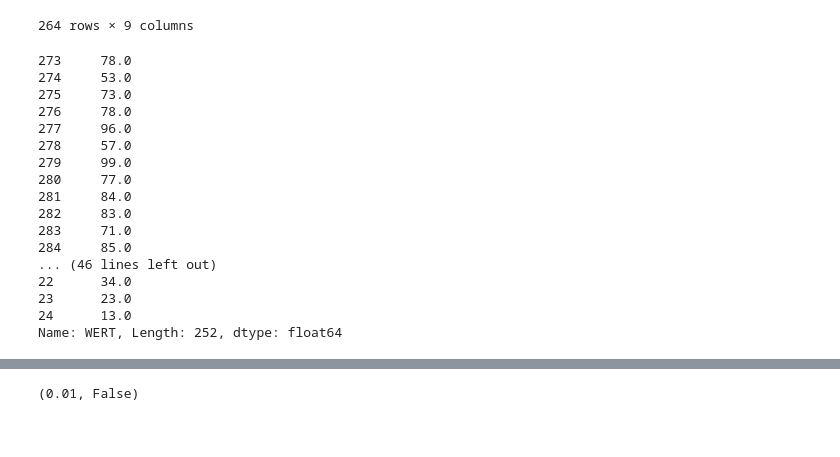
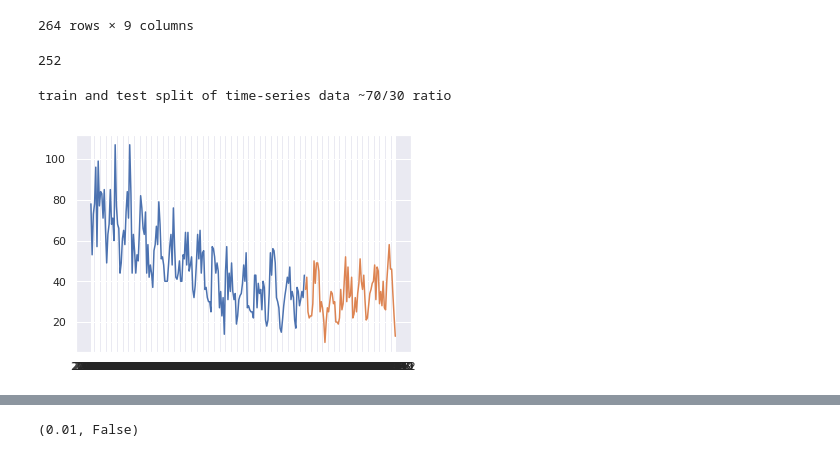
Before and after one commit to cagaraza/DPS2021, a Jupyter notebook: Data Exploration.ipynb, the cells around one changed output, grey strips where cells are left out. Drawn from its saved outputs; the diff is of its cells as text; code cells hidden in the pictures.

Commit message:
Add Augmented Dickey Fuller Test for stationarity. Implemented SARIMA model for 70/30 data split.

```diff
--- a/Data Exploration.ipynb
+++ b/Data Exploration.ipynb
@@ -342,24 +342,27 @@ monthly_alcohol_accident
 | 10 | Alkoholunfälle | insgesamt | 2021 | 202111 | NaN | 23.0 | NaN | ... |
 | 11 | Alkoholunfälle | insgesamt | 2021 | 202112 | NaN | 13.0 | NaN | ... |
 264 rows × 9 columns
-# %%
-monthly_data=monthly_alcohol_accident.WERT.dropna()
-monthly_alcohol_accident.WERT.dropna()
-# %% [output]
-273     78.0
-274     53.0
-275     73.0
-276     78.0
-277     96.0
-278     57.0
-279     99.0
-280     77.0
-281     84.0
-282     83.0
-283     71.0
-284     85.0
-... (46 lines left out)
-22      34.0
-23      23.0
-24      13.0
-Name: WERT, Length: 252, dtype: float64
+# %%
+monthly_data=monthly_alcohol_accident.WERT
+month = monthly_alcohol_accident.MONAT
+month_clean = month[0:len(month)-12]
+monthly_alcohol_accident_clean = monthly_alcohol_accident.WERT[0:len(monthly_alcohol_accident.WERT)-12]
+# %%
+len(monthly_alcohol_accident_clean) #70/30 split
+len(month_clean)
+# %% [output]
+252
+# %%
+train = monthly_alcohol_accident_clean[0:177]
+test = monthly_alcohol_accident_clean[-75:]
+train_month = month[0:177]
+test_month = month[-75:]
+# plt.plot(month,monthly_data)
+plt.plot(train_month,train)
+plt.plot(test_month,test)
+
+print("train and test split of time-series data ~70/30 ratio")
+# plt.plot(test)
+# %% [output]
+train and test split of time-series data ~70/30 ratio
+[figure, added]
```
Also changed, not shown: parts of 9 cells of this notebook.
